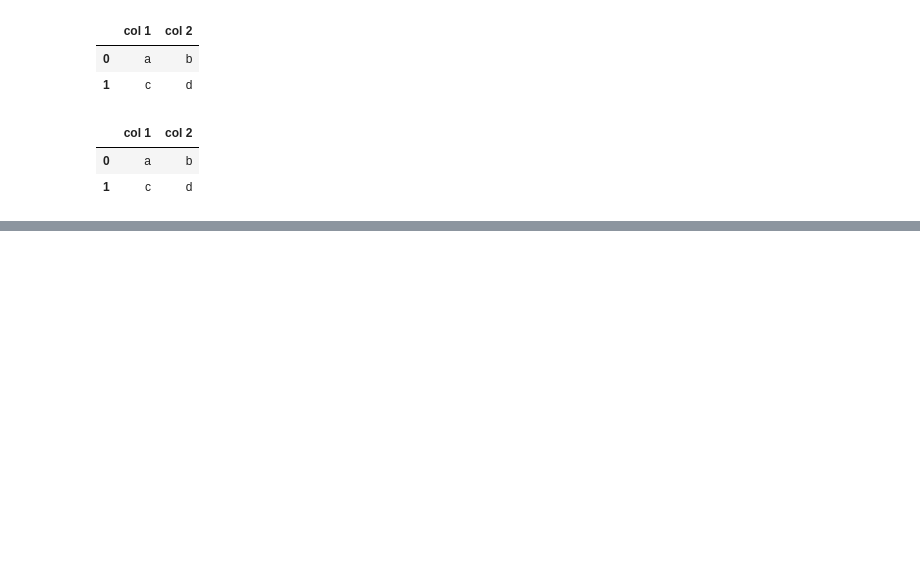
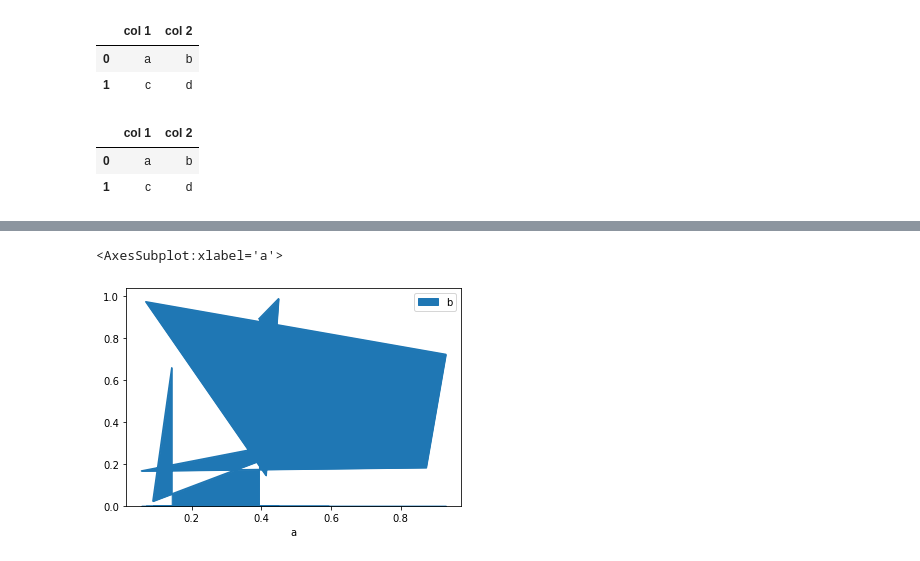
Before and after one commit to utsaverma2001-crypto/Machine-Learning, a Jupyter notebook: Python-for-Data-Visualization/Pandas.ipynb, the cells around one changed output, grey strips where cells are left out. Drawn from its saved outputs; the diff is of its cells as text; code cells hidden in the pictures; blank space fills up the shorter version.

```diff
--- a/Python-for-Data-Visualization/Pandas.ipynb
+++ b/Python-for-Data-Visualization/Pandas.ipynb
@@ -603,0 +666,5 @@ df5
+# %%
+df9.plot.area(x='a',y='b')
+# %% [output]
+<AxesSubplot:xlabel='a'>
+[figure, added]
```
Also changed, not shown: parts of 25 cells of this notebook.
